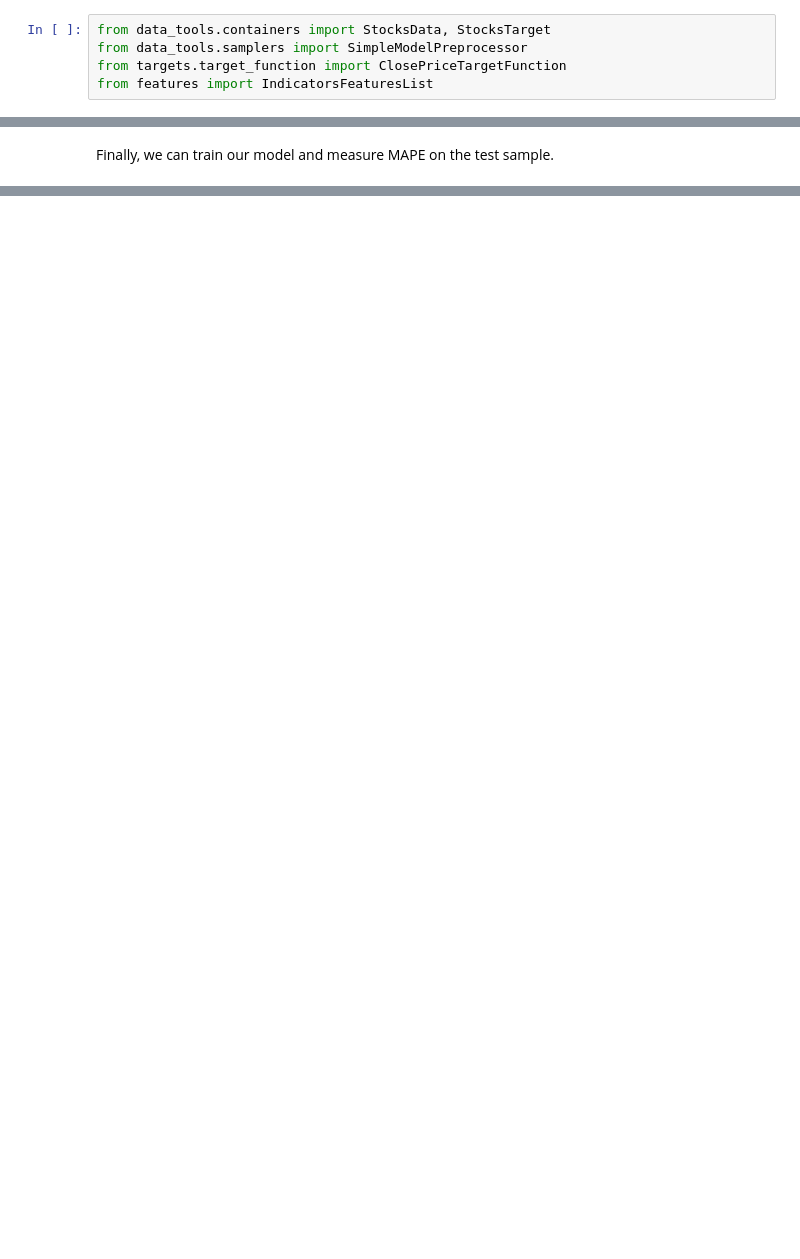
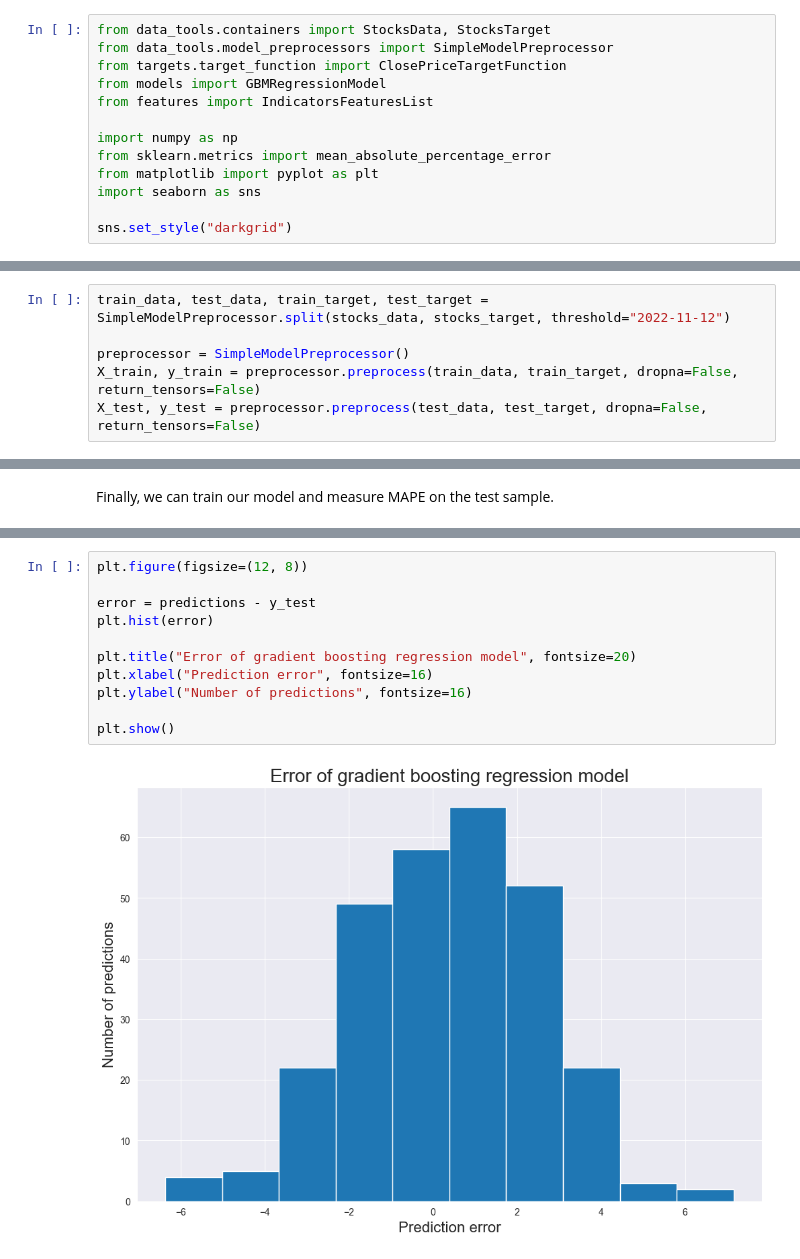
Before and after one commit to Khaymon/smarttrade, a Jupyter notebook: examples/aapl_gbm_close_regression.ipynb, the cells around one changed output, grey strips where cells are left out. Drawn from its saved outputs; the diff is of its cells as text; blank space fills up the shorter version.

```diff
--- a/examples/aapl_gbm_close_regression.ipynb
+++ b/examples/aapl_gbm_close_regression.ipynb
@@ -3,9 +3,17 @@ import sys
 sys.path.append("../")
 # %%
 from data_tools.containers import StocksData, StocksTarget
-from data_tools.samplers import SimpleModelPreprocessor
+from data_tools.model_preprocessors import SimpleModelPreprocessor
 from targets.target_function import ClosePriceTargetFunction
+from models import GBMRegressionModel
 from features import IndicatorsFeaturesList
+
+import numpy as np
+from sklearn.metrics import mean_absolute_percentage_error
+from matplotlib import pyplot as plt
+import seaborn as sns
+
+sns.set_style("darkgrid")
 # %% [markdown]
 Firstly, we need to read the data and add features to it. `StocksData` class is responsible for reading the stock data from file. `FeaturesList` class contains list of features which can be added to our AAPL data.
 # %%
@@ -45,0 +54,6 @@ TypeError: 'Timestamp' object is not callable
+# %%
+train_data, test_data, train_target, test_target = SimpleModelPreprocessor.split(stocks_data, stocks_target, threshold="2022-11-12")
+
+preprocessor = SimpleModelPreprocessor()
+X_train, y_train = preprocessor.preprocess(train_data, train_target, dropna=False, return_tensors=False)
+X_test, y_test = preprocessor.preprocess(test_data, test_target, dropna=False, return_tensors=False)
@@ -57,0 +83,13 @@ MAPE: 0.10311060786645385
+# %%
+plt.figure(figsize=(12, 8))
+
+error = predictions - y_test
+plt.hist(error)
+
+plt.title("Error of gradient boosting regression model", fontsize=20)
+plt.xlabel("Prediction error", fontsize=16)
+plt.ylabel("Number of predictions", fontsize=16)
+
+plt.show()
+# %% [output]
+[figure, added]
```
Also changed, not shown: parts of 10 cells of this notebook, 15 other files.
